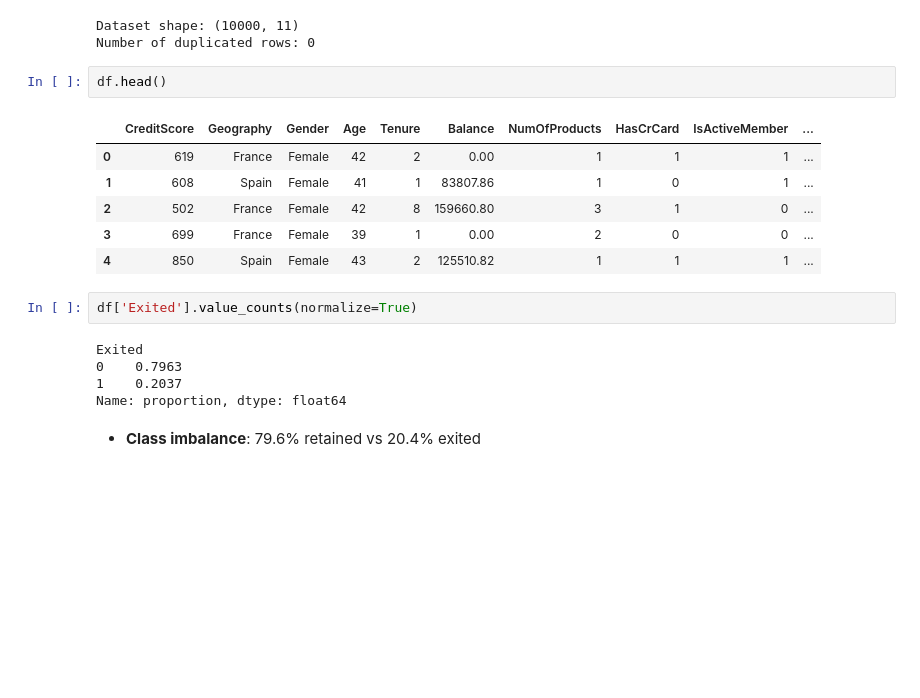
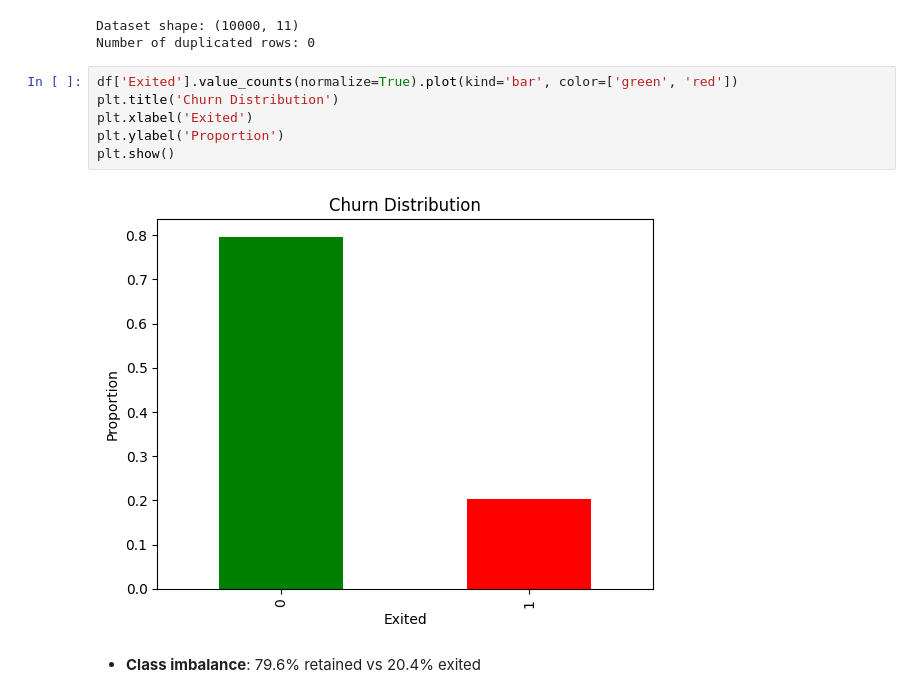
Before and after one commit to Over-Mind1/end-to-end-churn-project, a Jupyter notebook: Notebooks/EDA.ipynb, the cells around one changed output. Cells and saved outputs as stored; diff of their text form; blank space fills up the shorter version.

```diff
--- a/Notebooks/EDA.ipynb
+++ b/Notebooks/EDA.ipynb
@@ -85,21 +85,13 @@ print(f"Number of duplicated rows: {df.duplicated().sum()}")
 # %% [output]
 Dataset shape: (10000, 11)
 Number of duplicated rows: 0
-# %%
-df.head()
-# %% [output]
-|  | CreditScore | Geography | Gender | Age | Tenure | Balance | NumOfProducts | HasCrCard | IsActiveMember | ... |
-| 0 | 619 | France | Female | 42 | 2 | 0.00 | 1 | 1 | 1 | ... |
-| 1 | 608 | Spain | Female | 41 | 1 | 83807.86 | 1 | 0 | 1 | ... |
-| 2 | 502 | France | Female | 42 | 8 | 159660.80 | 3 | 1 | 0 | ... |
-| 3 | 699 | France | Female | 39 | 1 | 0.00 | 2 | 0 | 0 | ... |
-| 4 | 850 | Spain | Female | 43 | 2 | 125510.82 | 1 | 1 | 1 | ... |
 # %%
-df['Exited'].value_counts(normalize=True)
+df['Exited'].value_counts(normalize=True).plot(kind='bar', color=['green', 'red'])
+plt.title('Churn Distribution')
+plt.xlabel('Exited')
+plt.ylabel('Proportion')
+plt.show()
 # %% [output]
-Exited
-0    0.7963
-1    0.2037
-Name: proportion, dtype: float64
+[figure, added]
 # %% [markdown]
 - **Class imbalance**: 79.6% retained vs 20.4% exited
```
Also changed, not shown: parts of 10 cells of this notebook, 4 other files.
